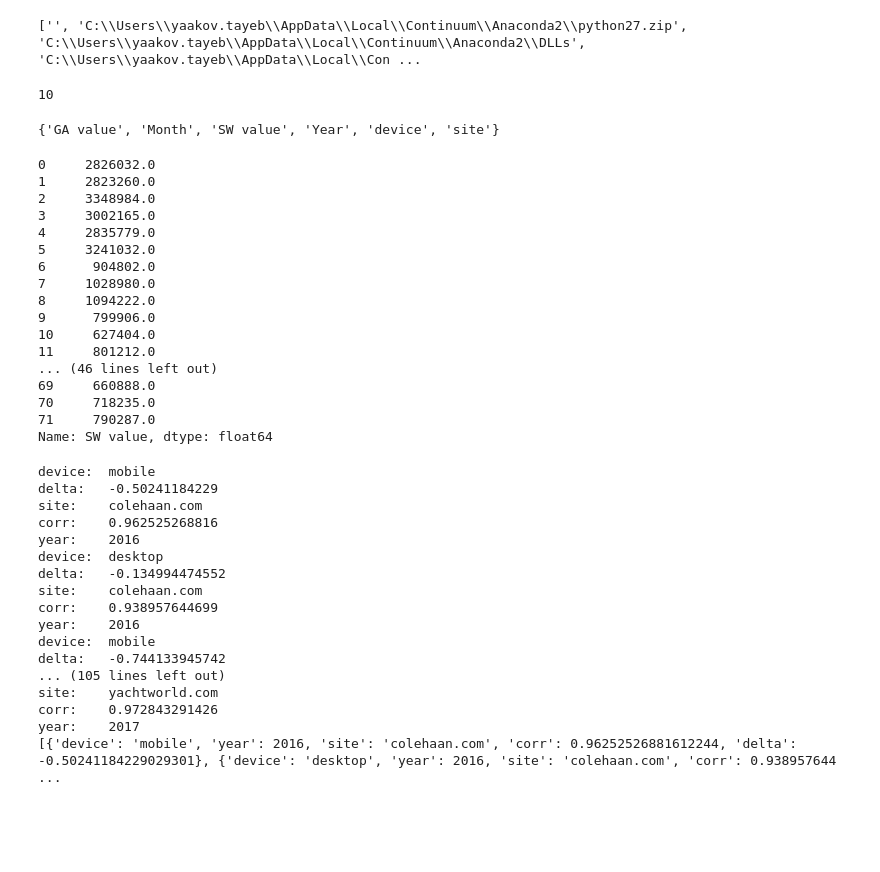
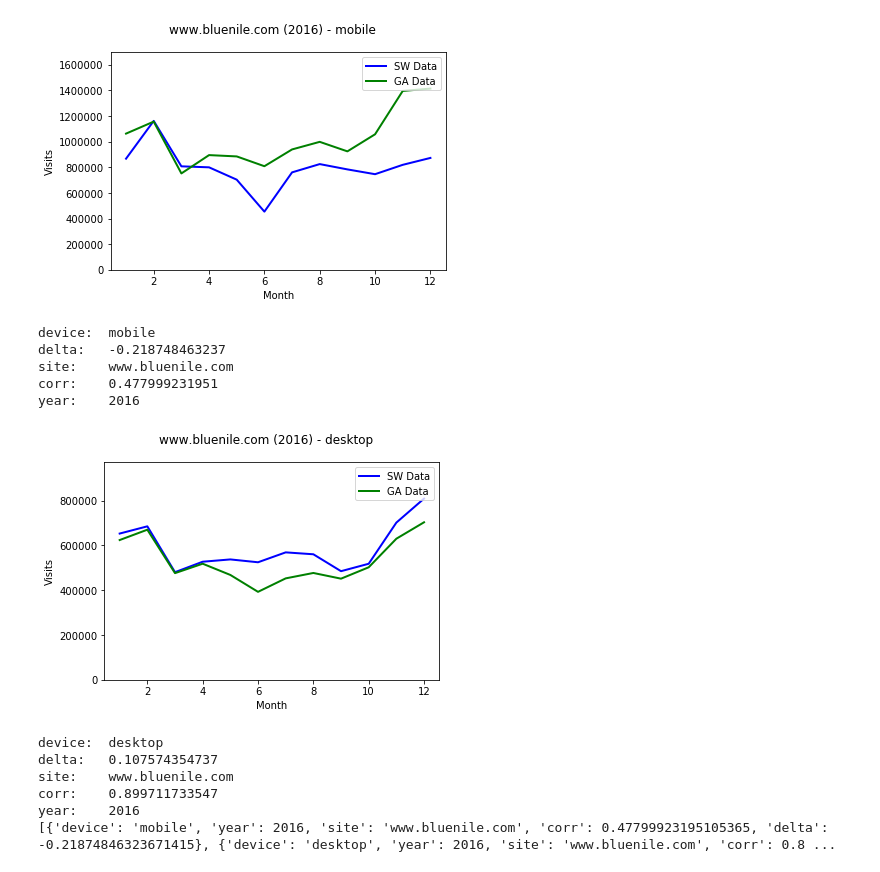
Before and after one commit to yaakovtayeb/machine.learning, a Jupyter notebook: Tools/auto_discrepancies_plotting.ipynb, the cells around one changed output. Cells and saved outputs as stored; diff of their text form; code cells hidden in the pictures; blank space fills up the shorter version.

```diff
--- a/Tools/auto_discrepancies_plotting.ipynb
+++ b/Tools/auto_discrepancies_plotting.ipynb
@@ -10,5 +10,0 @@ SyntaxError: invalid syntax (<ipython-input-6-ea050fb9d20f>, line 1)
-# %%
-import sys
-print sys.path
-# %% [output]
-['', 'C:\\Users\\yaakov.tayeb\\AppData\\Local\\Continuum\\Anaconda2\\python27.zip', 'C:\\Users\\yaakov.tayeb\\AppData\\Local\\Continuum\\Anaconda2\\DLLs', 'C:\\Users\\yaakov.tayeb\\AppData\\Local\\Con ...
@@ -65,88 +11,60 @@ def Month2Num(month):
-# %%
-print(Month2Num("October"))
-# %% [output]
-10
 # %%
 #file columns are formated as:  site, device, year, month, SW value, GA value
 data = pd.read_clipboard(sep='\t') #read from clipboard
 set(data["Month"])
-data.loc[data['Month'] == 'January', 'Month'] = 1
-data.loc[data['Month'] == 'February', 'Month'] = 2
-data.loc[data['Month'] == 'March', 'Month'] = 3
-
-set(data)
+data["Month"]=map(m.Month2Num, data["Month"])
-# %% [output]
-{'GA value', 'Month', 'SW value', 'Year', 'device', 'site'}
 # %%
 data["SW value"]=data["SW value"].str.replace(",","").astype('float')
 data["GA value"]=data["GA value"].str.replace(",","").astype('float')
+data["SW-WW"]=data["SW-WW"].str.replace(",","").astype('float')
-# %% [output]
-0     2826032.0
-1     2823260.0
-2     3348984.0
-3     3002165.0
-4     2835779.0
-5     3241032.0
-6      904802.0
-7     1028980.0
-8     1094222.0
-9      799906.0
-10     627404.0
-11     801212.0
-... (46 lines left out)
-69     660888.0
-70     718235.0
-71     790287.0
-Name: SW value, dtype: float64
 # %%
-x=list(set(data.Month))
+saveit=False
 summary=list()
 local_summary={}
 for sites in set(data["site"]):
     local_summary["site"]=sites
     for y in set(data["Year"]):
         local_summary["year"]=y
         for devices in set(data["device"]):
             tmp_data=data.loc[(data['site'] == sites) & (data['device'] == devices) & (data['Year'] == y)]
+            x=list(set(tmp_data.Month))
             y_sw=tmp_data["SW value"]
             y_ga=tmp_data["GA value"]
             local_summary["device"]=devices
             #plot
             plt.figure(1, figsize = (8,4))
             plt.plot(x, y_sw, 'b-', label='SW Data', linewidth=2.0)
-            plt.plot(x, y_ga, 'r-', label="GA Data", linewidth=2.0)
+            plt.plot(x, y_ga, 'g-', label="GA Data", linewidth=2.0)
             plt.xlabel('Month')
             plt.ylabel('Visits')
             plt.legend(loc='upper right')
             plt.suptitle("%s (%d) - %s" % (sites, y, devices))
             ymax=int(np.max(np.concatenate((y_ga,y_sw))))
-            plt.ylim([0,ymax])
-            #plt.show() #display the plot
-            plt.savefig("output\\%s (%d) - %s.png" % (sites, y, devices)) #save the plot to file
+            plt.ylim([0,1.2*ymax])
+            if saveit==True:
+                plt.savefig("output\\%s (%d) - %s.png" % (sites, y, devices)) #save the plot to fil
+            else:
+                plt.show() #display the plot
             plt.clf()
             local_summary["delta"]=(sum(y_sw)-sum(y_ga))/float(sum(y_ga))
             local_summary["corr"]=np.corrcoef(y_sw,y_ga)[0,1]
             summary.append(dict(local_summary))
             #print details for each site, year, device
             for k,v in local_summary.iteritems():
                 print "%s:\t %s" % (k, v)
             #raw_input("Press Enter to continue...") #stop for manual processing
 print(summary)
 # %% [output]
+[figure, added]
 device:  mobile
-delta:   -0.50241184229
-site:    colehaan.com
-corr:    0.962525268816
+delta:   -0.218748463237
+site:    www.bluenile.com
+corr:    0.477999231951
 year:    2016
-device:  desktop
-delta:   -0.134994474552
-site:    colehaan.com
-corr:    0.938957644699
-year:    2016
-device:  mobile
-delta:   -0.744133945742
-... (105 lines left out)
-site:    yachtworld.com
-corr:    0.972843291426
-year:    2017
-[{'device': 'mobile', 'year': 2016, 'site': 'colehaan.com', 'corr': 0.96252526881612244, 'delta': -0.50241184229029301}, {'device': 'desktop', 'year': 2016, 'site': 'colehaan.com', 'corr': 0.938957644 ...
+[figure, added]
+device:  desktop
+delta:   0.107574354737
+site:    www.bluenile.com
+corr:    0.899711733547
+year:    2016
+[{'device': 'mobile', 'year': 2016, 'site': 'www.bluenile.com', 'corr': 0.47799923195105365, 'delta': -0.21874846323671415}, {'device': 'desktop', 'year': 2016, 'site': 'www.bluenile.com', 'corr': 0.8 ...
```
Also changed, not shown: parts of 4 cells of this notebook, 8 other files.
